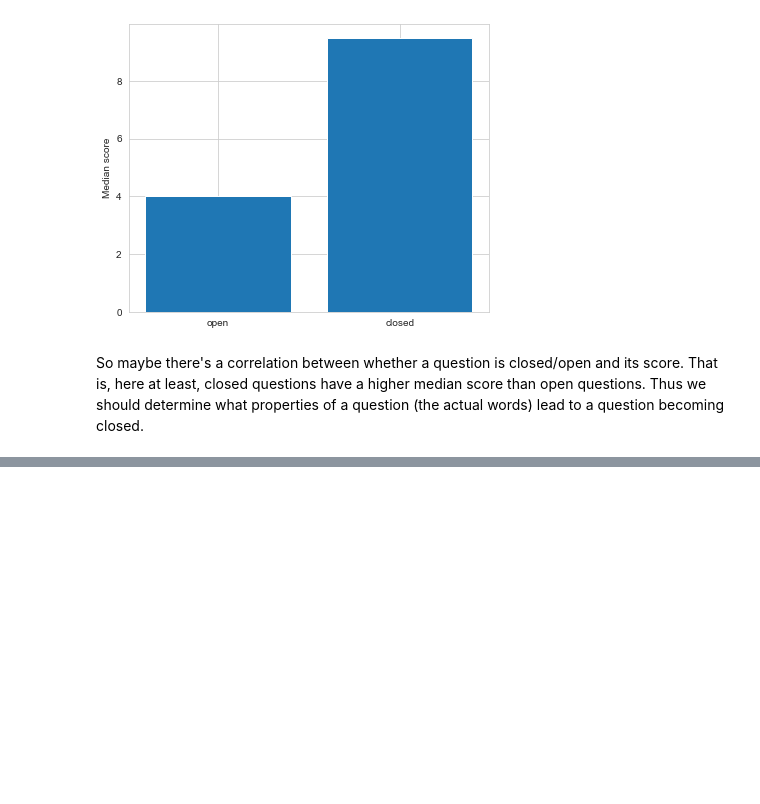
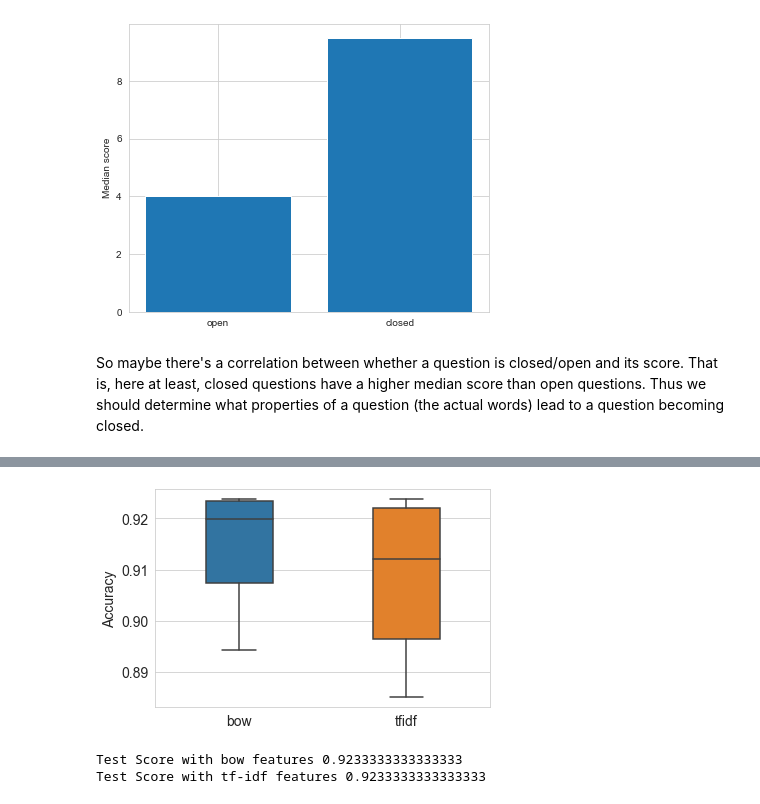
Before and after one commit to khendri1/Erdos-Boot-Camp-Project, a Jupyter notebook: project_work.ipynb, the cells around one changed output, grey strips where cells are left out. Saved outputs shown, nothing was run; the diff lists cells and outputs as text; code cells hidden in the pictures; blank space fills up the shorter version.

Commit message:
Bag of words finished, logistic regression implemented.

```diff
--- a/project_work.ipynb
+++ b/project_work.ipynb
@@ -288,0 +657,7 @@ ValueError: empty vocabulary; perhaps the documents only contain stop words
+# %%
+param_grid_ = {'C': [1e-5, 1e-3, 1e-1, 1e0, 1e1, 1e2]}
+bow_search = sklearn.model_selection.GridSearchCV(LogisticRegression(max_iter=1000), cv=5, param_grid=param_grid_)
+tfidf_search = sklearn.model_selection.GridSearchCV(LogisticRegression(max_iter=1000), cv=5,
+                                   param_grid=param_grid_)
+# %%
+bow_search.fit(X_tr_bow, y_tr)
@@ -288,0 +671,2 @@ ValueError: empty vocabulary; perhaps the documents only contain stop words
+# %%
+tfidf_search.fit(X_tr_tfidf, y_tr)
@@ -288,0 +710,4 @@ ValueError: empty vocabulary; perhaps the documents only contain stop words
+# %%
+search_results = pd.DataFrame.from_dict({'bow': bow_search.cv_results_['mean_test_score'],
+                               'tfidf': tfidf_search.cv_results_['mean_test_score']})
+search_results
@@ -288,0 +722,15 @@ ValueError: empty vocabulary; perhaps the documents only contain stop words
+# %%
+%matplotlib inline
+ax = sns.boxplot(data=search_results, width=0.4)
+ax.set_ylabel('Accuracy', size=14)
+ax.tick_params(labelsize=14)
+# %% [output]
+[figure, added]
+# %%
+model_bow = simple_logistic_classify(X_tr_bow, y_tr, X_te_bow, y_te, 'bow',
+                              _C=bow_search.best_params_['C'])
+model_tfidf = simple_logistic_classify(X_tr_tfidf, y_tr, X_te_tfidf, y_te, 'tf-idf',
+                              _C=tfidf_search.best_params_['C'])
+# %% [output]
+Test Score with bow features 0.9233333333333333
+Test Score with tf-idf features 0.9233333333333333
```
Also changed, not shown: parts of 91 cells of this notebook.
